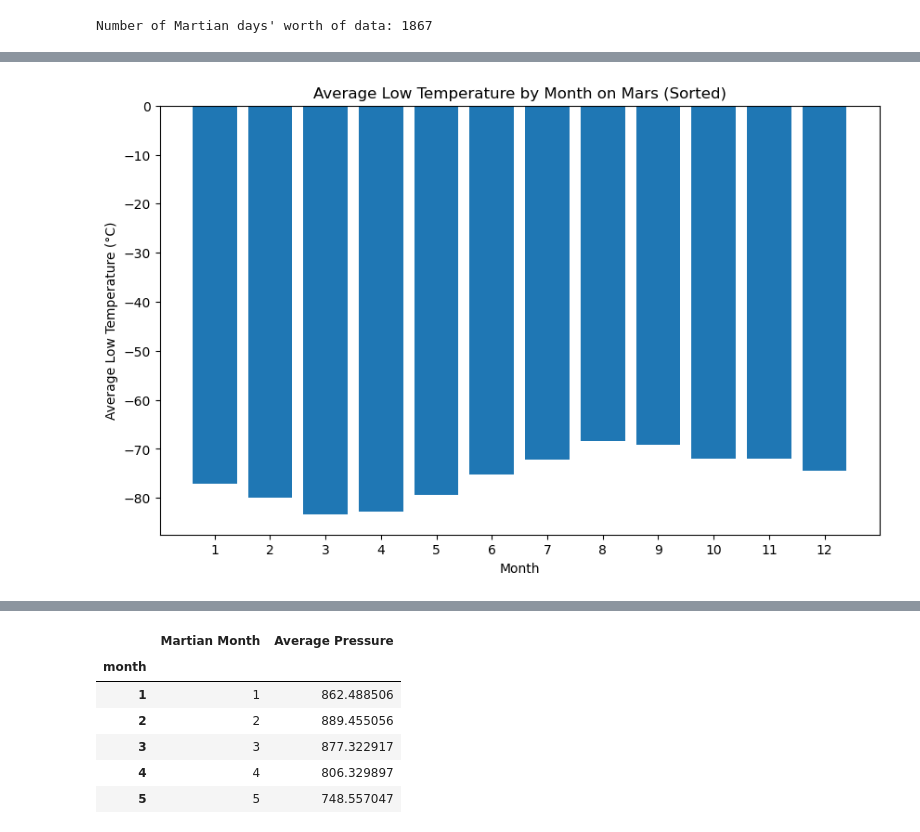
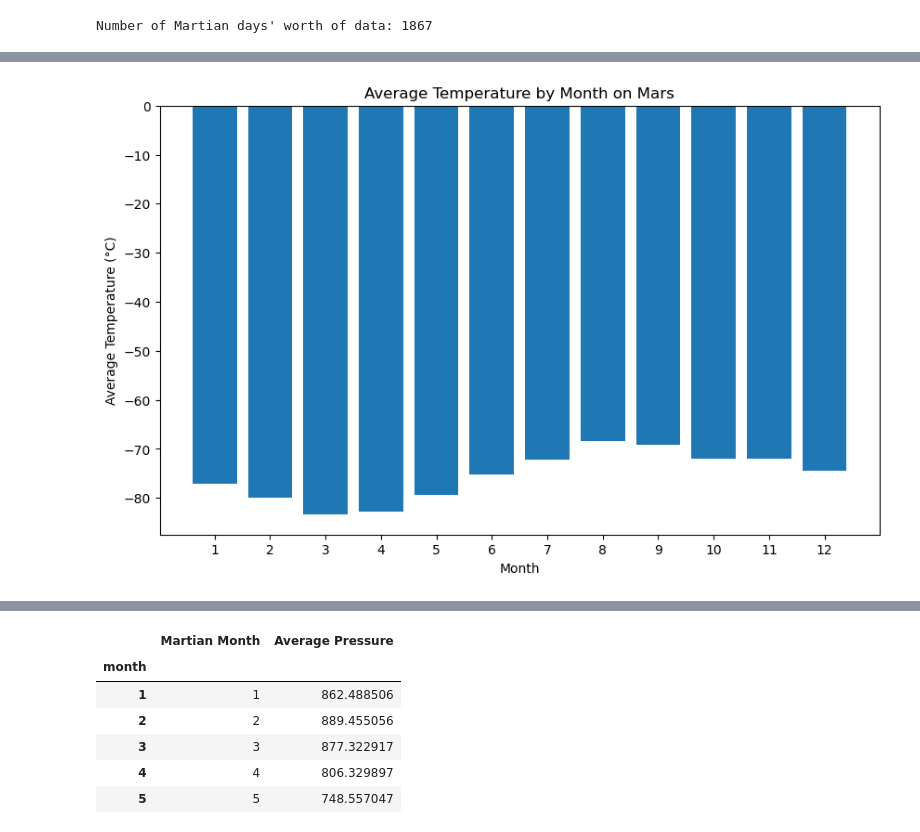
Before and after one commit to MLutfor/HTML-Challenge, a Jupyter notebook: part_2_mars_weather.ipynb, the cells around one changed output, grey strips where cells are left out. Drawn from its saved outputs; the diff is of its cells as text; code cells hidden in the pictures.

```diff
--- a/part_2_mars_weather.ipynb
+++ b/part_2_mars_weather.ipynb
@@ -344,0 +305,8 @@ plt.show()
+# %%
+# Assuming you have the DataFrame named `table_data` from the previous code
+
+# Group the data by 'month' and calculate the mean of 'min_temp'
+average_temp_by_month = table_data.groupby('month')['min_temp'].mean()
+
+# Print the result
+print(average_temp_by_month)
@@ -345,19 +328,19 @@ plt.show()
 # %%
 # Plot the average temperature by month
 # %%
+import matplotlib.pyplot as plt
 
-# Sort 'average_low_by_month' in ascending order
-average_low_by_month_sorted = average_low_by_month.sort_values()
+# Assuming you have already calculated 'average_low_by_month' from the previous code
 
-# Create a bar plot for the sorted average temperature by month
+# Create a bar plot for the average temperature by month
 plt.figure(figsize=(10, 6))
-plt.bar(average_low_by_month_sorted.index, average_low_by_month_sorted, tick_label=average_low_by_month_sorted.index)
+plt.bar(average_temp_by_month.index, average_temp_by_month, tick_label=average_temp_by_month.index)
 plt.xlabel('Month')
-plt.ylabel('Average Low Temperature (°C)')
-plt.title('Average Low Temperature by Month on Mars (Sorted)')
+plt.ylabel('Average Temperature (°C)')
+plt.title('Average Temperature by Month on Mars')
 plt.xticks(range(1, 13))  # Assuming months are 1 to 12
 
 # Show the plot
 plt.show()
 # %% [output]
-[figure, old version]
+[figure, new version]
```
Also changed, not shown: parts of 23 cells of this notebook, 1 other file.
